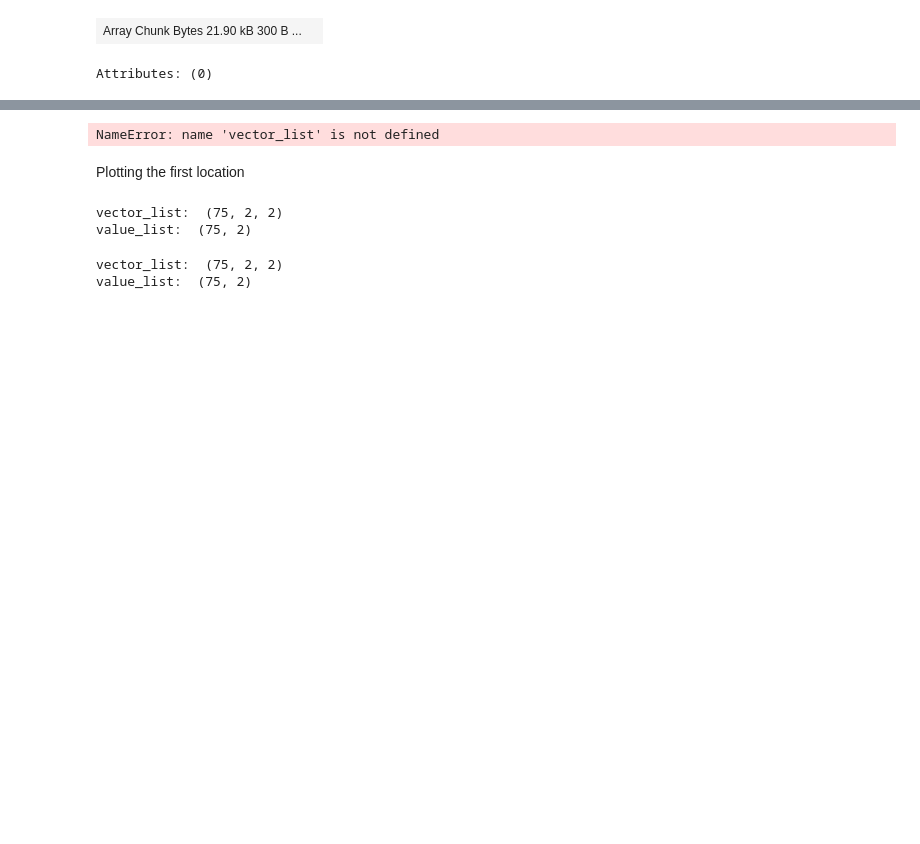
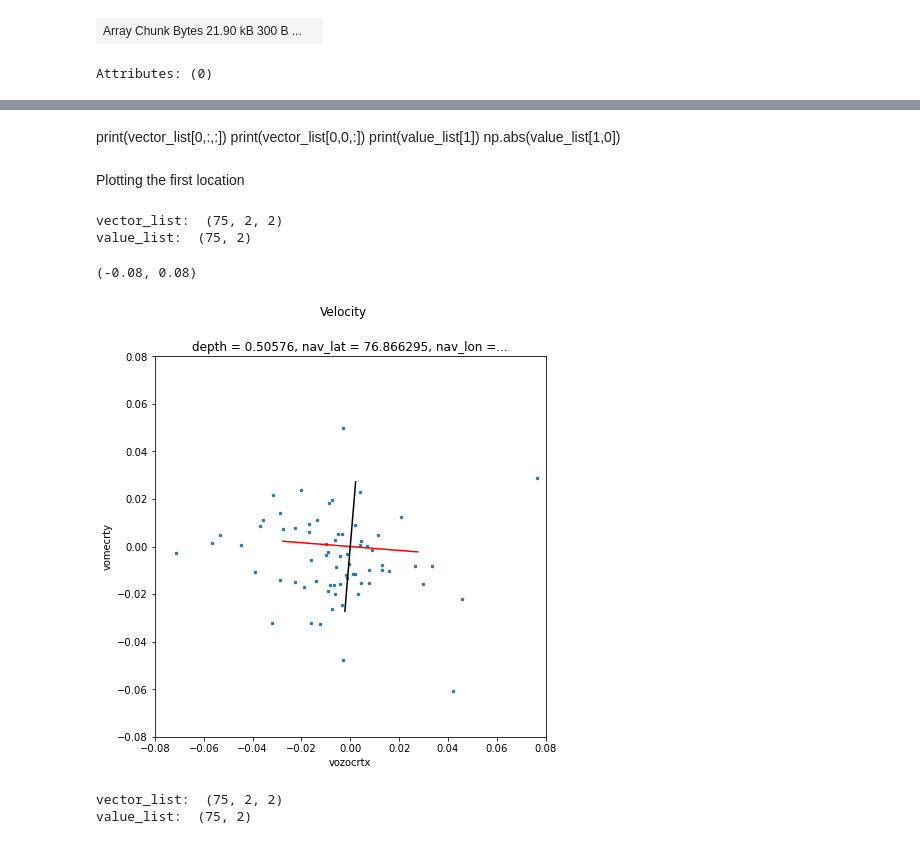
Before and after one commit to kaje2301/Master_2022, a Jupyter notebook: test_PC_mal.ipynb, the cells around one changed output, grey strips where cells are left out. Cells and saved outputs as stored; diff of their text form; code cells hidden in the pictures; blank space fills up the shorter version.

```diff
--- a/test_PC_mal.ipynb
+++ b/test_PC_mal.ipynb
@@ -376,38 +460,40 @@ def eigen_func(covmatrix, level):
     #print(fm[:,1])
 
     return fm_, value_list_
-# %%
-print(vector_list[0,:,:])
-print(vector_list[0,0,:])
-print(value_list[1])
-np.abs(value_list[1,0])
-# %% [output]
-NameError: name 'vector_list' is not defined
+# %% [markdown]
+print(vector_list[0,:,:])
+print(vector_list[0,0,:])
+print(value_list[1])
+np.abs(value_list[1,0])
 # %% [markdown]
 Plotting the first location
 # %%
 n = 0
 fm, value_list = eigen_func(A,n)
 
 
 #plot the data
 fig = plt.figure(figsize=(7, 7))
 fig.suptitle('Velocity')
 plt.xlabel('U')
 plt.ylabel('V')
 
-rådata_c.isel(depth=0, time_counter=slice(0,72)).plot.scatter(x='vozocrtx', y='vomecrty', s=6)
+rådata_c.isel(depth=0, time_counter=slice(0,73)).plot.scatter(x='vozocrtx', y='vomecrty', s=6)
 
 plt.plot([0,fm[0,0]*np.sqrt(value_list[0,0])],[0,fm[1,0]*np.sqrt(value_list[0,0])],'r') #PC1
 plt.plot([0,fm[0,0]*np.sqrt(value_list[0,0])*(-1)],[0,fm[1,0]*np.sqrt(value_list[0,0])*(-1)],'r')
 plt.plot([0,fm[0,1]*np.sqrt(value_list[1,0])],[0,fm[1,1]*np.sqrt(value_list[1,0])],'k') #PC2
 plt.plot([0,fm[0,1]*np.sqrt(value_list[1,0])*(-1)],[0,fm[1,1]*np.sqrt(value_list[1,0])*(-1)],'k')
 
 #plt.axes().ax.set_aspect(1./ax.get_data_ratio())
+plt.xlim(-0.08,0.08)
+plt.ylim(-0.08,0.08)
 #plt.axes().set_aspect('equal')
 # %% [output]
 vector_list:  (75, 2, 2)
 value_list:  (75, 2)
+(-0.08, 0.08)
+[figure, added]
 # %%
 'same point, just depth level 3'
 n = 3
```
Also changed, not shown: parts of 5 cells of this notebook, 2 other files.
